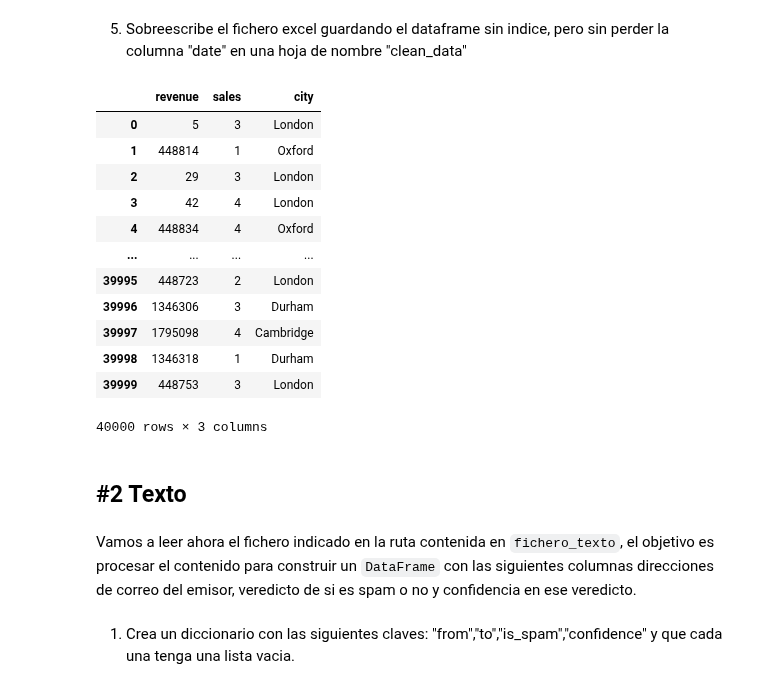
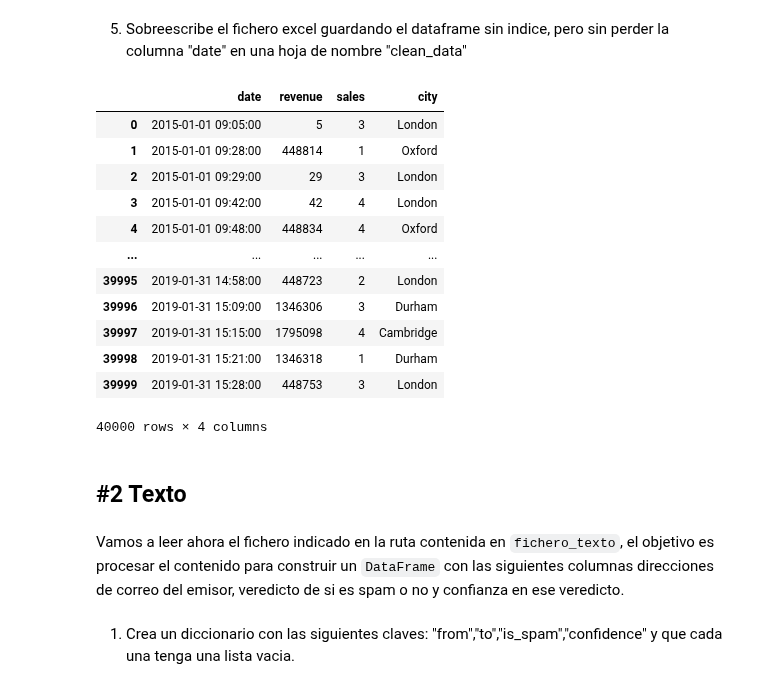
Before and after one commit to PedroHBas/DS-Online-PedroHBas, a Jupyter notebook: 03_Data_Analysis/Sprint_05/Unidad_02_Procesado_Datos_Internos_Ficheros/03_Practica_Obligatoria/18_Practica_Obligatoria_Ficheros.ipynb, the cells around one changed output. Cells and saved outputs as stored; diff of their text form; code cells hidden in the pictures.

```diff
--- a/03_Data_Analysis/Sprint_05/Unidad_02_Procesado_Datos_Internos_Ficheros/03_Practica_Obligatoria/18_Practica_Obligatoria_Ficheros.ipynb
+++ b/03_Data_Analysis/Sprint_05/Unidad_02_Procesado_Datos_Internos_Ficheros/03_Practica_Obligatoria/18_Practica_Obligatoria_Ficheros.ipynb
@@ -98,24 +122,24 @@ df1.to_excel(fichero_excel, sheet_name='clean_data', index=None)
 # %%
-df2 = pd.read_excel(fichero_excel)
+df2 = pd.read_excel('./data/city_sales_limpio.xlsx')
 df2
 # %% [output]
-|  | revenue | sales | city |
-| 0 | 5 | 3 | London |
-| 1 | 448814 | 1 | Oxford |
-| 2 | 29 | 3 | London |
-| 3 | 42 | 4 | London |
-| 4 | 448834 | 4 | Oxford |
-| ... | ... | ... | ... |
-| 39995 | 448723 | 2 | London |
-| 39996 | 1346306 | 3 | Durham |
-| 39997 | 1795098 | 4 | Cambridge |
-| 39998 | 1346318 | 1 | Durham |
-| 39999 | 448753 | 3 | London |
+|  | date | revenue | sales | city |
+| 0 | 2015-01-01 09:05:00 | 5 | 3 | London |
+| 1 | 2015-01-01 09:28:00 | 448814 | 1 | Oxford |
+| 2 | 2015-01-01 09:29:00 | 29 | 3 | London |
+| 3 | 2015-01-01 09:42:00 | 42 | 4 | London |
+| 4 | 2015-01-01 09:48:00 | 448834 | 4 | Oxford |
+| ... | ... | ... | ... | ... |
+| 39995 | 2019-01-31 14:58:00 | 448723 | 2 | London |
+| 39996 | 2019-01-31 15:09:00 | 1346306 | 3 | Durham |
+| 39997 | 2019-01-31 15:15:00 | 1795098 | 4 | Cambridge |
+| 39998 | 2019-01-31 15:21:00 | 1346318 | 1 | Durham |
+| 39999 | 2019-01-31 15:28:00 | 448753 | 3 | London |
-40000 rows × 3 columns
+40000 rows × 4 columns
 # %% [markdown]
 ## #2 Texto
 # %% [markdown]
-Vamos a leer ahora el fichero indicado en la ruta contenida en `fichero_texto`, el objetivo es procesar el contenido para construir un `DataFrame` con las siguientes columnas direcciones de correo del emisor, veredicto de si es spam o no y confidencia en ese veredicto.
+Vamos a leer ahora el fichero indicado en la ruta contenida en `fichero_texto`, el objetivo es procesar el contenido para construir un `DataFrame` con las siguientes columnas direcciones de correo del emisor, veredicto de si es spam o no y confianza en ese veredicto.
 # %% [markdown]
 1. Crea un diccionario con las siguientes claves: "from","to","is_spam","confidence" y que cada una tenga una lista vacia.
 # %%
```
Also changed, not shown: parts of 17 cells of this notebook, 1 other file.
